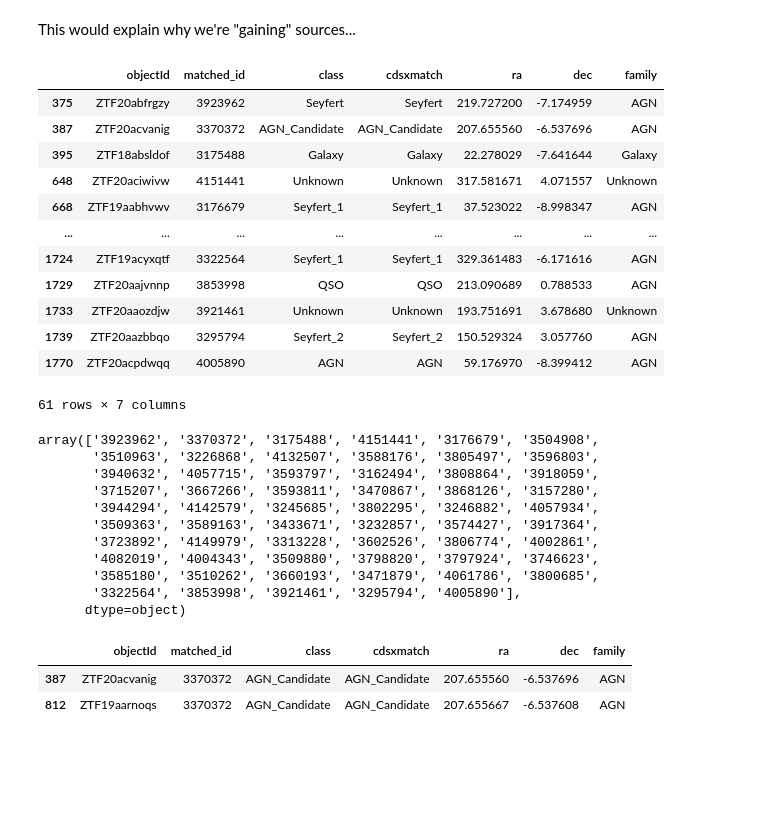
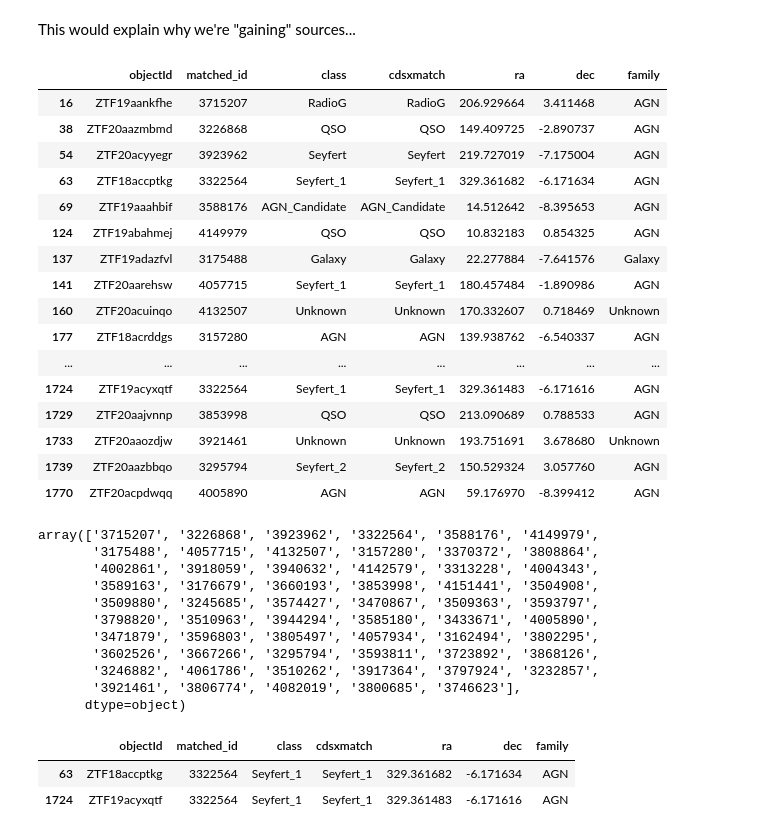
Before and after one commit to CallanG258/Project_VAST_FINK, a Jupyter notebook: VAST Source Query & Analysis.ipynb, the cells around one changed output. Saved outputs shown, nothing was run; the diff lists cells and outputs as text; code cells hidden in the pictures; blank space fills up the shorter version.

Commit message:
duplicate code edits

```diff
--- a/VAST Source Query & Analysis.ipynb
+++ b/VAST Source Query & Analysis.ipynb
@@ -315,40 +315,49 @@ len(cmf['matched_id'])
 # %% [markdown]
 This would explain why we're "gaining" sources...
 # %%
-dup=cmf[cmf.duplicated(subset=['matched_id']) == True]
+#This looks for rows in cmf that have the same value for 'matched_id'. it dosent ignore the first instance of an id occuring
+dup=cmf[cmf.duplicated(subset=['matched_id'],keep=False) == True]
 # %%
-dup
+#displaying every duplicate row
+pd.options.display.max_rows = None
+dup.head(150)
 # %% [output]
 |  | objectId | matched_id | class | cdsxmatch | ra | dec | family |
-| 375 | ZTF20abfrgzy | 3923962 | Seyfert | Seyfert | 219.727200 | -7.174959 | AGN |
-| 387 | ZTF20acvanig | 3370372 | AGN_Candidate | AGN_Candidate | 207.655560 | -6.537696 | AGN |
-| 395 | ZTF18absldof | 3175488 | Galaxy | Galaxy | 22.278029 | -7.641644 | Galaxy |
-| 648 | ZTF20aciwivw | 4151441 | Unknown | Unknown | 317.581671 | 4.071557 | Unknown |
-| 668 | ZTF19aabhvwv | 3176679 | Seyfert_1 | Seyfert_1 | 37.523022 | -8.998347 | AGN |
+| 16 | ZTF19aankfhe | 3715207 | RadioG | RadioG | 206.929664 | 3.411468 | AGN |
+| 38 | ZTF20aazmbmd | 3226868 | QSO | QSO | 149.409725 | -2.890737 | AGN |
+| 54 | ZTF20acyyegr | 3923962 | Seyfert | Seyfert | 219.727019 | -7.175004 | AGN |
+| 63 | ZTF18accptkg | 3322564 | Seyfert_1 | Seyfert_1 | 329.361682 | -6.171634 | AGN |
+| 69 | ZTF19aaahbif | 3588176 | AGN_Candidate | AGN_Candidate | 14.512642 | -8.395653 | AGN |
+| 124 | ZTF19abahmej | 4149979 | QSO | QSO | 10.832183 | 0.854325 | AGN |
+| 137 | ZTF19adazfvl | 3175488 | Galaxy | Galaxy | 22.277884 | -7.641576 | Galaxy |
+| 141 | ZTF20aarehsw | 4057715 | Seyfert_1 | Seyfert_1 | 180.457484 | -1.890986 | AGN |
+| 160 | ZTF20acuinqo | 4132507 | Unknown | Unknown | 170.332607 | 0.718469 | Unknown |
+| 177 | ZTF18acrddgs | 3157280 | AGN | AGN | 139.938762 | -6.540337 | AGN |
 | ... | ... | ... | ... | ... | ... | ... | ... |
 | 1724 | ZTF19acyxqtf | 3322564 | Seyfert_1 | Seyfert_1 | 329.361483 | -6.171616 | AGN |
 | 1729 | ZTF20aajvnnp | 3853998 | QSO | QSO | 213.090689 | 0.788533 | AGN |
 | 1733 | ZTF20aaozdjw | 3921461 | Unknown | Unknown | 193.751691 | 3.678680 | Unknown |
 | 1739 | ZTF20aazbbqo | 3295794 | Seyfert_2 | Seyfert_2 | 150.529324 | 3.057760 | AGN |
 | 1770 | ZTF20acpdwqq | 4005890 | AGN | AGN | 59.176970 | -8.399412 | AGN |
-61 rows × 7 columns
 # %%
+#here is the list of unique ids that are duplicates
 pd.unique(dup['matched_id'])
 # %% [output]
-array(['3923962', '3370372', '3175488', '4151441', '3176679', '3504908',
-       '3510963', '3226868', '4132507', '3588176', '3805497', '3596803',
-       '3940632', '4057715', '3593797', '3162494', '3808864', '3918059',
-       '3715207', '3667266', '3593811', '3470867', '3868126', '3157280',
-       '3944294', '4142579', '3245685', '3802295', '3246882', '4057934',
-       '3509363', '3589163', '3433671', '3232857', '3574427', '3917364',
-       '3723892', '4149979', '3313228', '3602526', '3806774', '4002861',
-       '4082019', '4004343', '3509880', '3798820', '3797924', '3746623',
-       '3585180', '3510262', '3660193', '3471879', '4061786', '3800685',
-       '3322564', '3853998', '3921461', '3295794', '4005890'],
+array(['3715207', '3226868', '3923962', '3322564', '3588176', '4149979',
+       '3175488', '4057715', '4132507', '3157280', '3370372', '3808864',
+       '4002861', '3918059', '3940632', '4142579', '3313228', '4004343',
+       '3589163', '3176679', '3660193', '3853998', '4151441', '3504908',
+       '3509880', '3245685', '3574427', '3470867', '3509363', '3593797',
+       '3798820', '3510963', '3944294', '3585180', '3433671', '4005890',
+       '3471879', '3596803', '3805497', '4057934', '3162494', '3802295',
+       '3602526', '3667266', '3295794', '3593811', '3723892', '3868126',
+       '3246882', '4061786', '3510262', '3917364', '3797924', '3232857',
+       '3921461', '3806774', '4082019', '3800685', '3746623'],
       dtype=object)
 # %%
-dup.query('matched_id == "3370372"')
+#here you can go through and pull out rows and their duplicates to see the difference
+dup.query('matched_id == "3322564"')
 # %% [output]
 |  | objectId | matched_id | class | cdsxmatch | ra | dec | family |
-| 387 | ZTF20acvanig | 3370372 | AGN_Candidate | AGN_Candidate | 207.655560 | -6.537696 | AGN |
-| 812 | ZTF19aarnoqs | 3370372 | AGN_Candidate | AGN_Candidate | 207.655667 | -6.537608 | AGN |
+| 63 | ZTF18accptkg | 3322564 | Seyfert_1 | Seyfert_1 | 329.361682 | -6.171634 | AGN |
+| 1724 | ZTF19acyxqtf | 3322564 | Seyfert_1 | Seyfert_1 | 329.361483 | -6.171616 | AGN |
```
